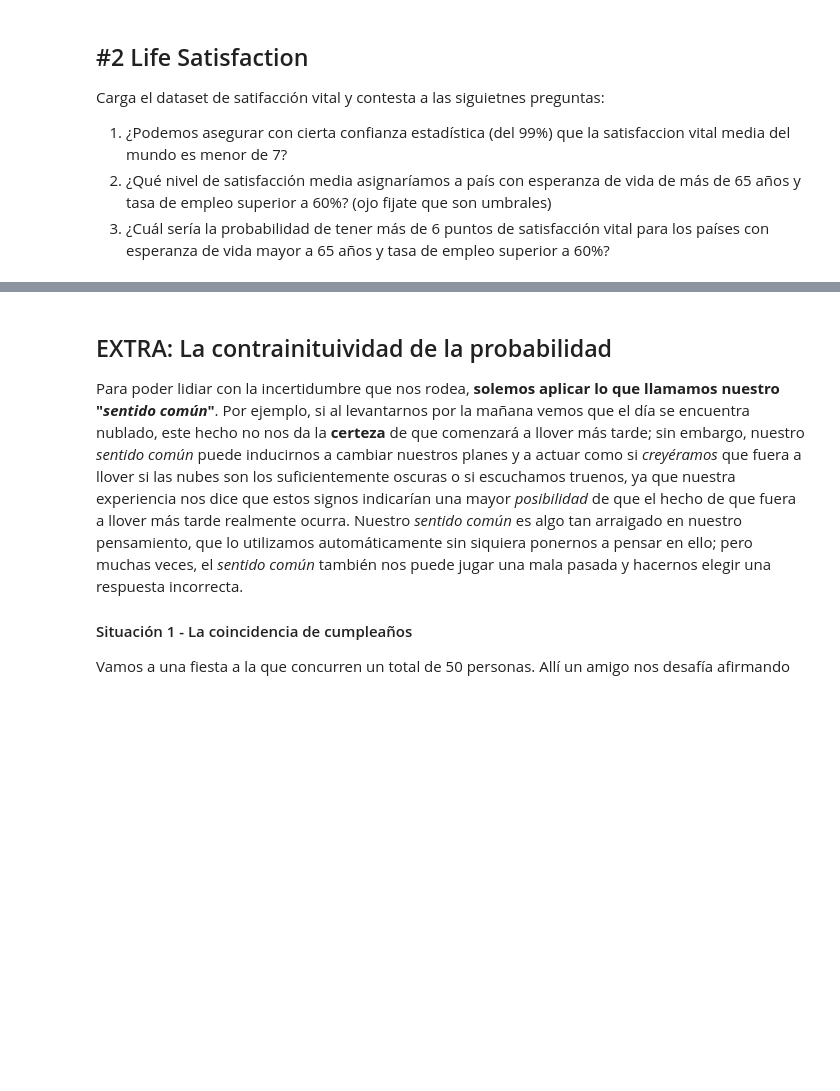
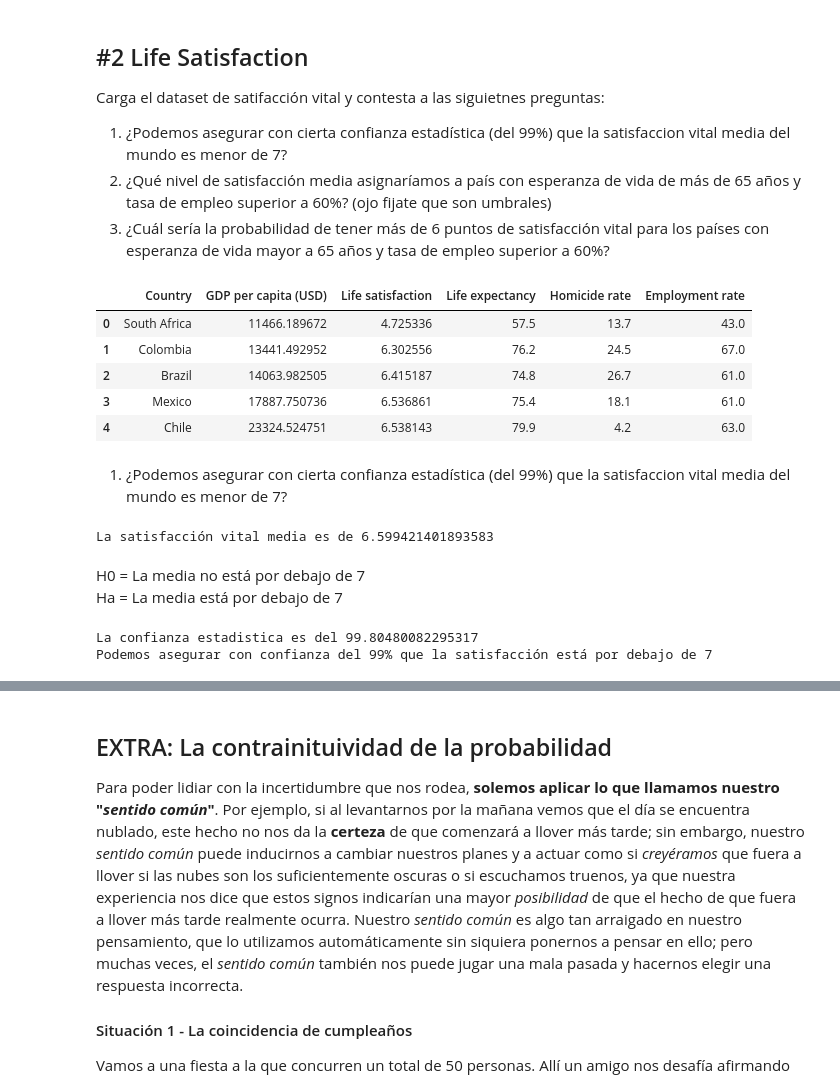
Before and after one commit to AQuindimil/DS-Online_AQR, a Jupyter notebook: 04_Machine_Learning/Sprint_09/Unidad_01_Estadistica_Inferencial/03_Practica_Obligatoria/18_Practica_Obligatoria_Estadistica_Inferencial.ipynb, the cells around one changed output, grey strips where cells are left out. Saved outputs shown, nothing was run; the diff lists cells and outputs as text; code cells hidden in the pictures; blank space fills up the shorter version.

```diff
--- a/04_Machine_Learning/Sprint_09/Unidad_01_Estadistica_Inferencial/03_Practica_Obligatoria/18_Practica_Obligatoria_Estadistica_Inferencial.ipynb
+++ b/04_Machine_Learning/Sprint_09/Unidad_01_Estadistica_Inferencial/03_Practica_Obligatoria/18_Practica_Obligatoria_Estadistica_Inferencial.ipynb
@@ -32,3 +136,18 @@ Carga el dataset de satifacción vital y contesta a las siguietnes preguntas:
 1. ¿Podemos asegurar con cierta confianza estadística (del 99%) que la satisfaccion vital media del mundo es menor de 7?
 2. ¿Qué nivel de satisfacción media asignaríamos a país con esperanza de vida de más de 65 años y tasa de empleo superior a 60%? (ojo fijate que son umbrales)
 3. ¿Cuál sería la probabilidad de tener más de 6 puntos de satisfacción vital para los países con esperanza de vida mayor a 65 años y tasa de empleo superior a 60%?
+# %%
+#Cargamos el segundo dataset:
+df_2=pd.read_csv("./data/lifesat_full.csv")
+# %%
+#Le echamos un vistazo a las 5 primeras filas
+df_2.head(5)
+# %% [output]
+|  | Country | GDP per capita (USD) | Life satisfaction | Life expectancy | Homicide rate | Employment rate |
+| 0 | South Africa | 11466.189672 | 4.725336 | 57.5 | 13.7 | 43.0 |
+| 1 | Colombia | 13441.492952 | 6.302556 | 76.2 | 24.5 | 67.0 |
+| 2 | Brazil | 14063.982505 | 6.415187 | 74.8 | 26.7 | 61.0 |
+| 3 | Mexico | 17887.750736 | 6.536861 | 75.4 | 18.1 | 61.0 |
+| 4 | Chile | 23324.524751 | 6.538143 | 79.9 | 4.2 | 63.0 |
+# %% [markdown]
+1. ¿Podemos asegurar con cierta confianza estadística (del 99%) que la satisfaccion vital media del mundo es menor de 7?
@@ -34,0 +156,18 @@ Carga el dataset de satifacción vital y contesta a las siguietnes preguntas:
+# %%
+#Utilizamos test t de student (opción: less)
+datos=df_2["Life satisfaction"]
+satisfacción_media_1=df_2["Life satisfaction"].mean()
+print(f"La satisfacción vital media es de {satisfacción_media_1}.")
+# %% [output]
+La satisfacción vital media es de 6.599421401893583
+# %% [markdown]
+H0 = La media no está por debajo de 7 <br>
+Ha = La media está por debajo de 7
+# %%
+#Realizamos el test:
+p_value=stats.ttest_1samp(a=datos,popmean=7,alternative='less').pvalue
+print(f"La confianza estadistica es del {(1-p_value)*100}")
+print("Podemos asegurar con confianza del 99% que la satisfacción está por debajo de 7")
+# %% [output]
+La confianza estadistica es del 99.80480082295317
+Podemos asegurar con confianza del 99% que la satisfacción está por debajo de 7
```
Also changed, not shown: parts of 22 cells of this notebook, 1 other file.
